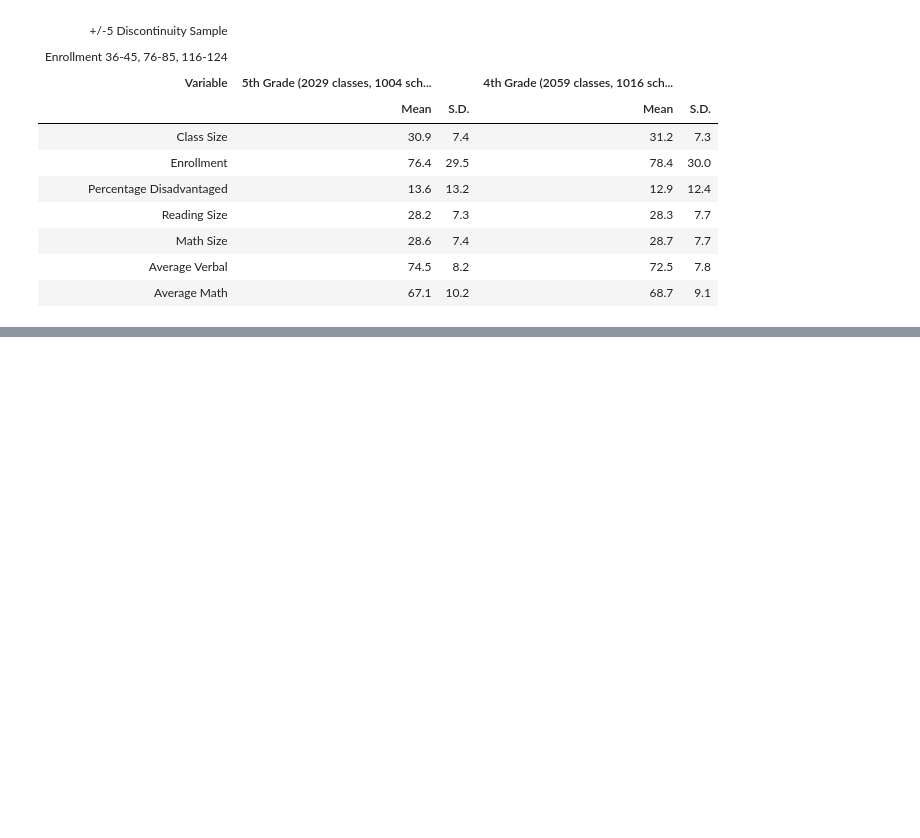
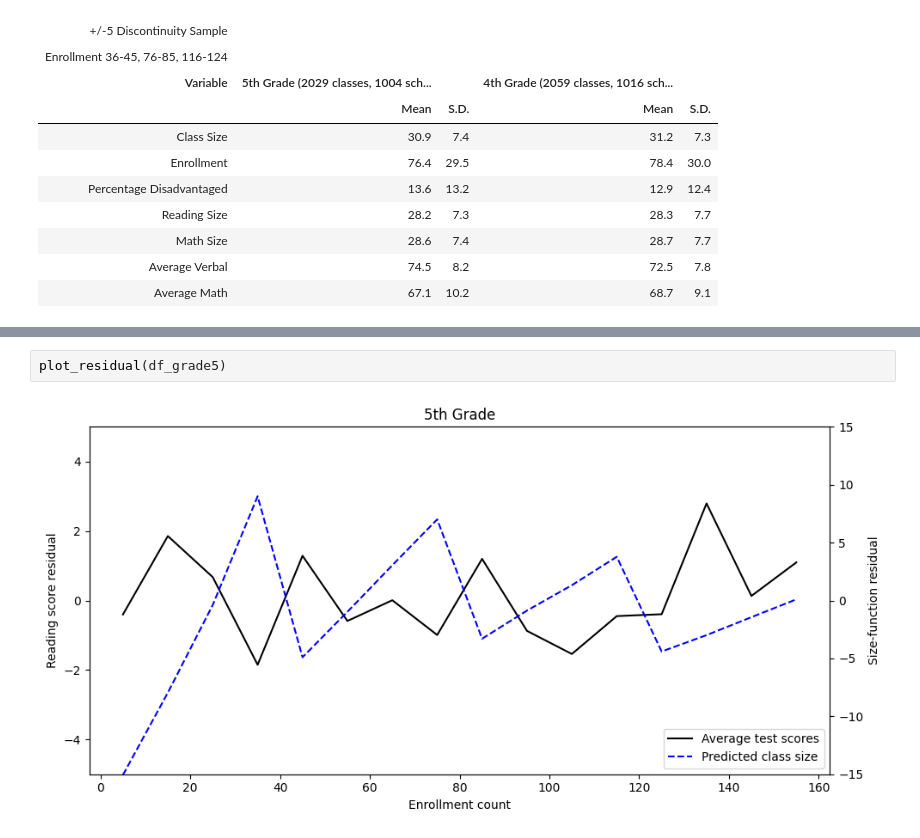
Before and after one commit to eisenhauerIO/project-business-decisions-didida2007, a Jupyter notebook: my-project.ipynb, the cells around one changed output, grey strips where cells are left out. Cells and saved outputs as stored; diff of their text form; blank space fills up the shorter version.

```diff
--- a/my-project.ipynb
+++ b/my-project.ipynb
@@ -235,0 +287,4 @@ plot_scores_vs_predicted(df_grade4)
+# %%
+plot_residual(df_grade5)
+# %% [output]
+[figure, added]
```
Also changed, not shown: parts of 6 cells of this notebook, 3 other files.
